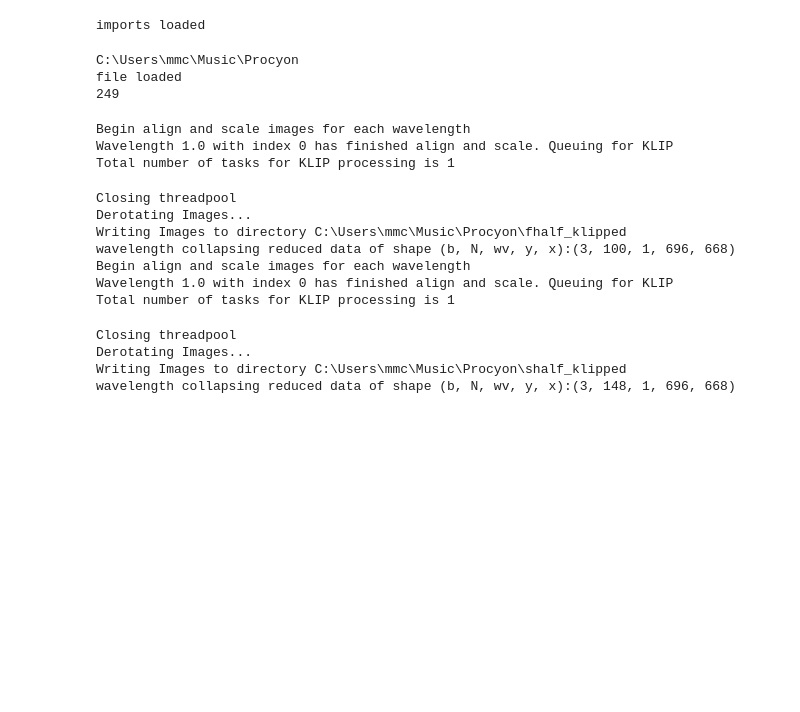
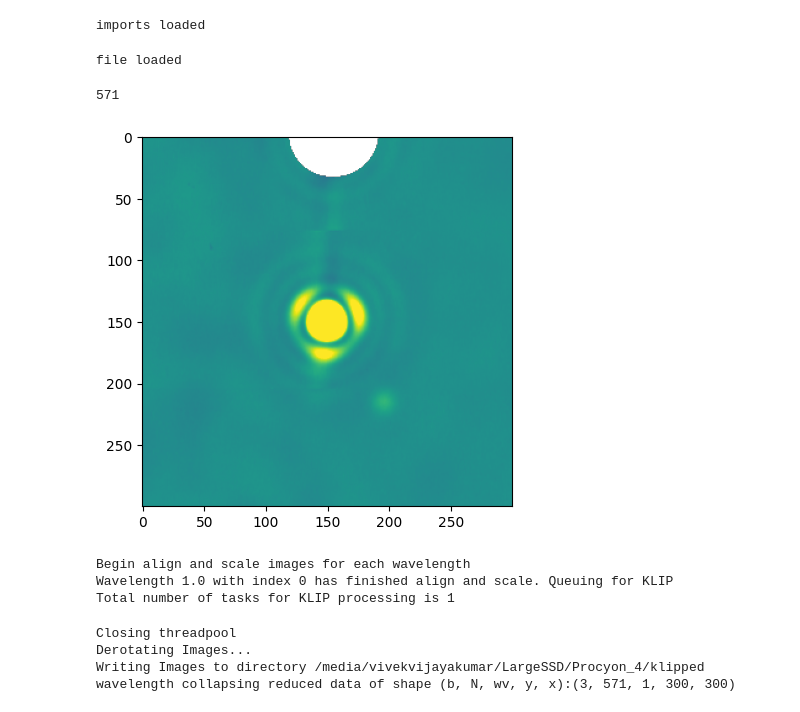
Before and after one commit to vivekv7323/pyNOMIC, a Jupyter notebook: klip_nomic.ipynb, the cells around one changed output. Saved outputs shown, nothing was run; the diff lists cells and outputs as text; code cells hidden in the pictures; blank space fills up the shorter version.

```diff
--- a/klip_nomic.ipynb
+++ b/klip_nomic.ipynb
@@ -14,60 +15,52 @@ print("imports loaded")
 imports loaded
 # %%
 obj = 'procyon'
+injected_dir =  "/media/vivekvijayakumar/LargeSSD/Procyon_4/injected"
 
-reduced_data = np.load(obj+"_NOMIC_reduced.npz", allow_pickle=True)
-array_shape = reduced_data["arr_3"]
+reduced_data = np.load(obj+"_NOMIC_aligned.npz", allow_pickle=True)
+array_shape = (300,300)
 file_size = reduced_data["arr_4"]
 reffit = reduced_data["arr_7"]
 
-binned_data = np.load(obj+"_NOMIC_binned2_evaluated.npz", allow_pickle=True)
-binned_files = binned_data["arr_0"]
-binned_chops = binned_data["arr_1"]
-binned_angles = binned_data["arr_2"]
+binned_data = np.load(obj+"_NOMIC_binned_evaluated.npz", allow_pickle=True)
+binned_files = binned_data["arr_9"]
+binned_chops = binned_data["arr_10"]
+binned_angles = binned_data["arr_11"]
+
+injected_files = np.asarray(sorted(list(pathlib.Path(str(injected_dir)).rglob('*.fits'))))
 
 origin = [array_shape[0]/2 - 0.5, array_shape[0]/2 - 0.5]
+
 root_dir = os.path.dirname(os.path.dirname(binned_files[0]))
-print(root_dir)
-a_klipped_dir=os.path.join(root_dir,'fhalf_klipped')
-b_klipped_dir=os.path.join(root_dir,'shalf_klipped')
-
-if not os.path.exists(a_klipped_dir):
-    os.makedirs(a_klipped_dir)
-if not os.path.exists(b_klipped_dir):
-    os.makedirs(b_klipped_dir)
-
+klipped_dir=os.path.join(root_dir,'klipped')
+if not os.path.exists(klipped_dir):
+    os.makedirs(klipped_dir)
 print("file loaded")
-print(len(binned_files))
 # %% [output]
-C:\Users\mmc\Music\Procyon
 file loaded
-249
+# %%
+print(len(injected_files))
+hdul = fits.open(injected_files[100])
+plt.imshow(hdul[0].data, vmin=-0.01, vmax=0.01)
+plt.show()
+# %% [output]
+571
+[figure, added]
 # %%
 
-chopa_dataset = LBT(binned_files[:100], PAs=binned_angles[:100],\
-                    framew=array_shape[0], frameh=array_shape[1], origin=origin)
-chopb_dataset = LBT(binned_files[101:], PAs=binned_angles[101:],\
+dataset = LBT(injected_files, PAs=binned_angles,\
                     framew=array_shape[0], frameh=array_shape[1], origin=origin)
 
-parallelized.klip_dataset(chopa_dataset, outputdir=a_klipped_dir,
+
+parallelized.klip_dataset(dataset, outputdir=klipped_dir,
                           annuli=1, subsections=1, movement=2, numbasis=[10, 20,50],
                           calibrate_flux=False, mode="ADI")
-parallelized.klip_dataset(chopb_dataset, outputdir=b_klipped_dir,
-                          annuli=1, subsections=1, movement=2, numbasis=[10, 20,50],
-                          calibrate_flux=False, mode="ADI")
 # %% [output]
 Begin align and scale images for each wavelength
 Wavelength 1.0 with index 0 has finished align and scale. Queuing for KLIP
 Total number of tasks for KLIP processing is 1
 Closing threadpool
 Derotating Images...
-Writing Images to directory C:\Users\mmc\Music\Procyon\fhalf_klipped
-wavelength collapsing reduced data of shape (b, N, wv, y, x):(3, 100, 1, 696, 668)
-Begin align and scale images for each wavelength
-Wavelength 1.0 with index 0 has finished align and scale. Queuing for KLIP
-Total number of tasks for KLIP processing is 1
+Writing Images to directory /media/vivekvijayakumar/LargeSSD/Procyon_4/klipped
+wavelength collapsing reduced data of shape (b, N, wv, y, x):(3, 571, 1, 300, 300)
-Closing threadpool
-Derotating Images...
-Writing Images to directory C:\Users\mmc\Music\Procyon\shalf_klipped
-wavelength collapsing reduced data of shape (b, N, wv, y, x):(3, 148, 1, 696, 668)
 # %%
```
Also changed, not shown: parts of 2 cells of this notebook, 1 other file.
